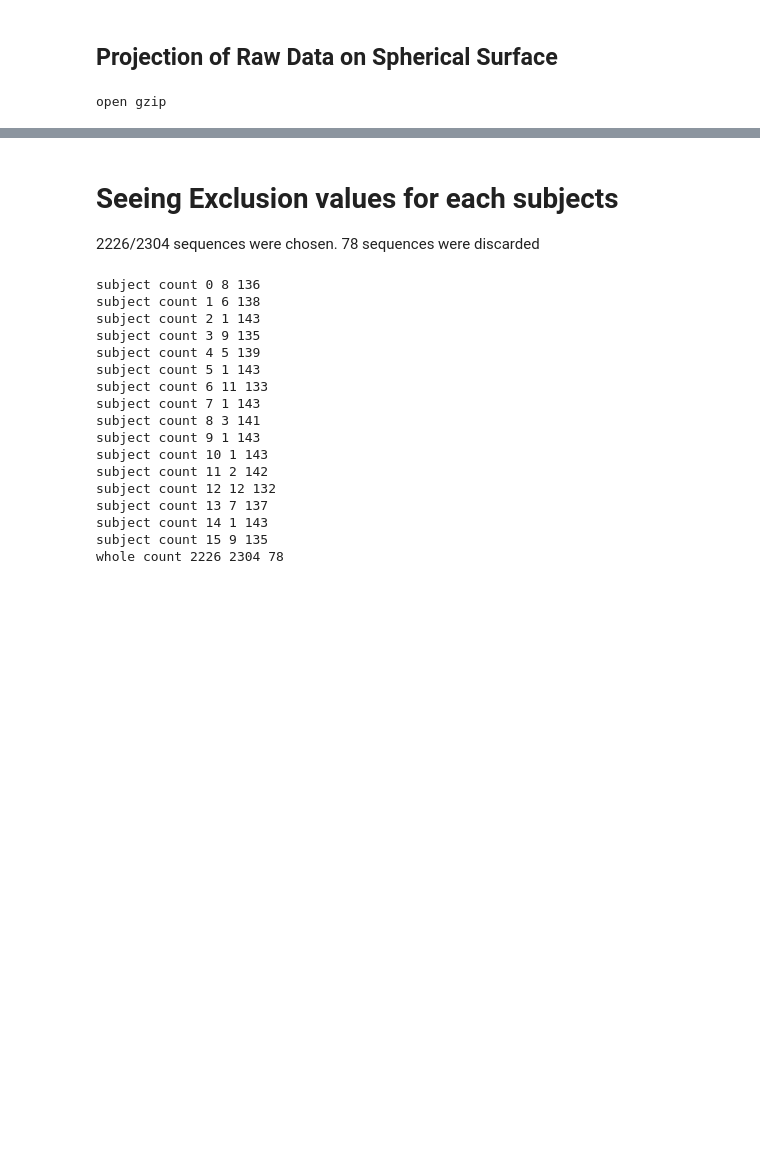
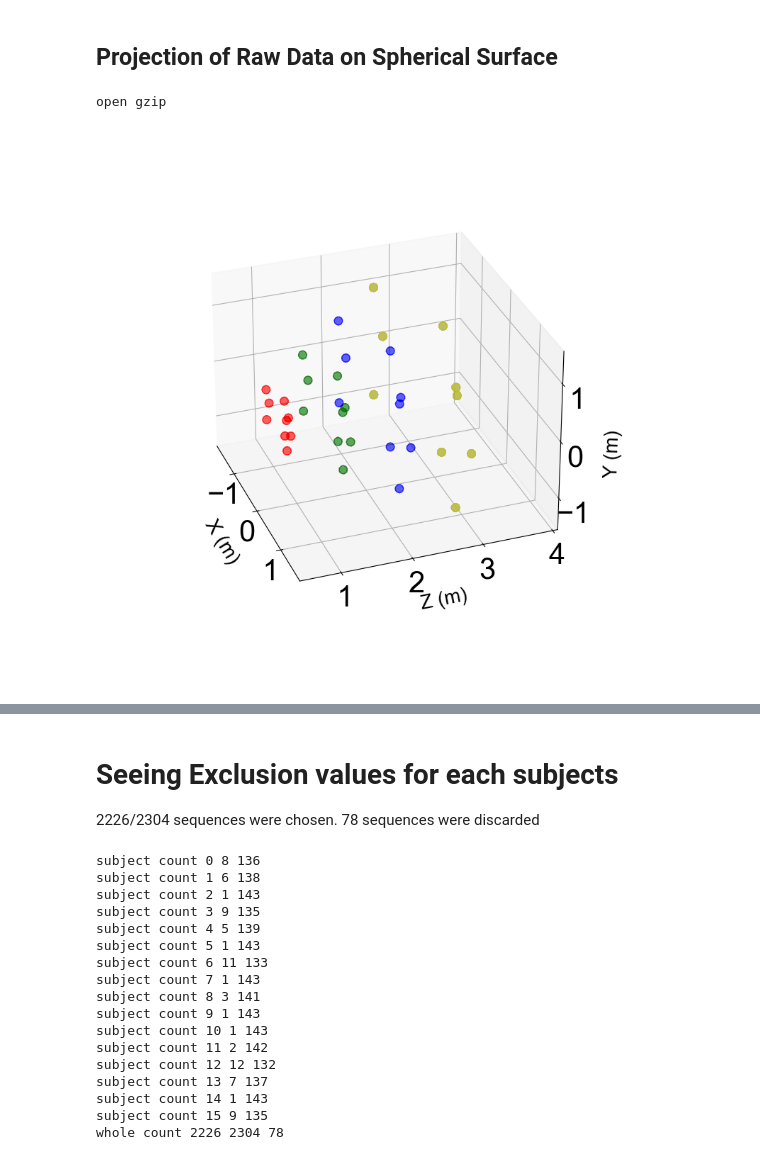
Before and after one commit to gitscade/stats, a Jupyter notebook: 03_projraw.ipynb, the cells around one changed output, grey strips where cells are left out. Saved outputs shown, nothing was run; the diff lists cells and outputs as text; code cells hidden in the pictures; blank space fills up the shorter version.

```diff
--- a/03_projraw.ipynb
+++ b/03_projraw.ipynb
@@ -36,7 +36,7 @@ ffile = read_gzip(fpath)
 
 dfpath = "data/data_feature/0216-df.csv"
 dffile = pd.read_csv(dfpath, na_values=" NaN").dropna(how='all', axis=1)
-dffile = dffile[['sub_idx','file_idx','length', 'is_exclude', 'h','v','d']]
+dffile = dffile[['sub_idx','file_idx','length', 'is_exclude', 'h','v','d','x','y','z']]
 # print(dffile.head)
 
 params_df = dffile[['h','v','d']]
@@ -58,3 +58,93 @@ PARAMS = params_tensor.reshape(24, 144, 3)
 #oblique: 0,2,6,8
 # %% [output]
 open gzip
+# %%
+#========= proj functions =========================================================================
+
+%matplotlib notebook
+%matplotlib inline
+from tqdm import tqdm
+from functools import partial
+from matplotlib.animation import FuncAnimation
+from matplotlib.animation import PillowWriter
+from mpl_toolkits.mplot3d import Axes3D
+from matplotlib.colors import ListedColormap
+from matplotlib import rc
+import matplotlib.cm as cm
+from matplotlib.collections import LineCollection
+import matplotlib
+matplotlib.rcParams['font.family'] = "Arial"
+
+def plot_gt_angles(dffile):
+    #=================SET PLOT================================
+    fig, axes = plt.subplots(nrows=1, ncols=1, figsize=(12, 12))
+    # plt.suptitle("Projection on Spherical Visual Field", fontsize=18)
+    matplotlib.rc('xtick', labelsize=35)
+    matplotlib.rc('ytick', labelsize=35)
+    fig.tight_layout(pad=5)
+
+    data = dffile.loc[dffile.sub_idx <16]
+    x = data.h
+    y = data.v
+    axes.set_xlim(-45,45)
+    axes.set_ylim(-35,35)
+    axes.set_xlabel('Azimuth Angle ($^\circ$)', fontsize=40)
+    axes.set_ylabel('Elevation Angle ($^\circ$)', fontsize=40)
+    axes.scatter(x,y, s=400, c='g', label='ground truth')
+
+    plt.grid()
+
+
+
+
+def plot_targets(dffile, sub_idx, color):
+    ax = plt.figure(figsize=(12,10)).add_subplot(projection='3d')
+
+    data = dffile.loc[dffile.sub_idx == sub_idx]
+
+    x = data.x
+    y = data.y
+    z = data.z
+    ax.scatter(x, z, zs=y, zdir='z', c=color, label='targets')
+    ax.set_xlim(-1.7, 1.7)
+    ax.set_ylim(0.5, 4)
+    ax.set_zlim(-1.5, 1.5)
+    ax.set_xlabel('X (m)', fontsize=20, labelpad=20)
+    ax.set_ylabel('Z (m)', fontsize=20, labelpad=20)
+    ax.set_zlabel('Y (m)', fontsize=20, labelpad=20)
+    ax.view_init(elev=30, azim=-20, roll=0)
+    ax.dist = 13 #further viewing distance to counter clipping
+
+
+def plot_uniform_targets(dffile, sub_idx):
+    ax = plt.figure(figsize=(12,10)).add_subplot(projection='3d')
+    data = dffile.loc[dffile.sub_idx == sub_idx]
+
+
+    depths = [0.9, 1.7, 2.5, 3.3]
+    colors = ['r', 'g', 'b', 'y']
+    for i, d in enumerate(depths):
+        data = dffile.loc[dffile.sub_idx == sub_idx]
+        data = dffile.loc[dffile.d == d]
+        color = colors[i]
+        x = data.x
+        y = data.y
+        z = data.z
+        ax.scatter(x, z, zs=y, zdir='z', c=color, label='targets', s=70, alpha=0.01)
+
+
+    ax.set_xlim(-1.7, 1.7)
+    ax.set_ylim(0.5, 4)
+    ax.set_zlim(-1.5, 1.5)
+    ax.set_xlabel('X (m)', fontsize=20, labelpad=20)
+    ax.set_ylabel('Z (m)', fontsize=20, labelpad=20)
+    ax.set_zlabel('Y (m)', fontsize=20, labelpad=20)
+    ax.view_init(elev=30, azim=-20, roll=0)
+    ax.dist = 13 #further viewing distance to counter clipping
+
+matplotlib.rc('xtick', labelsize=30)
+plot_uniform_targets(dffile, 0)
+plot_targets(dffile, 16, 'g')
+plot_gt_angles(dffile)
+# %% [output]
+[figure, added]
```
Also changed, not shown: parts of 1 cell of this notebook, 3 other files.
